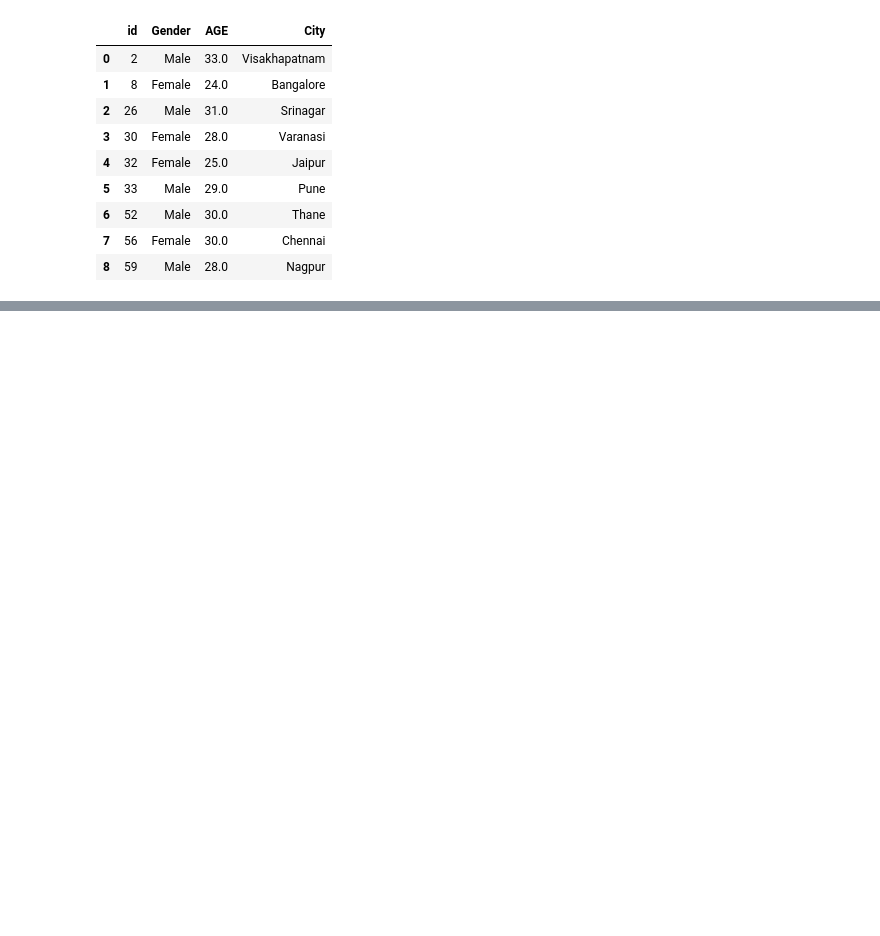
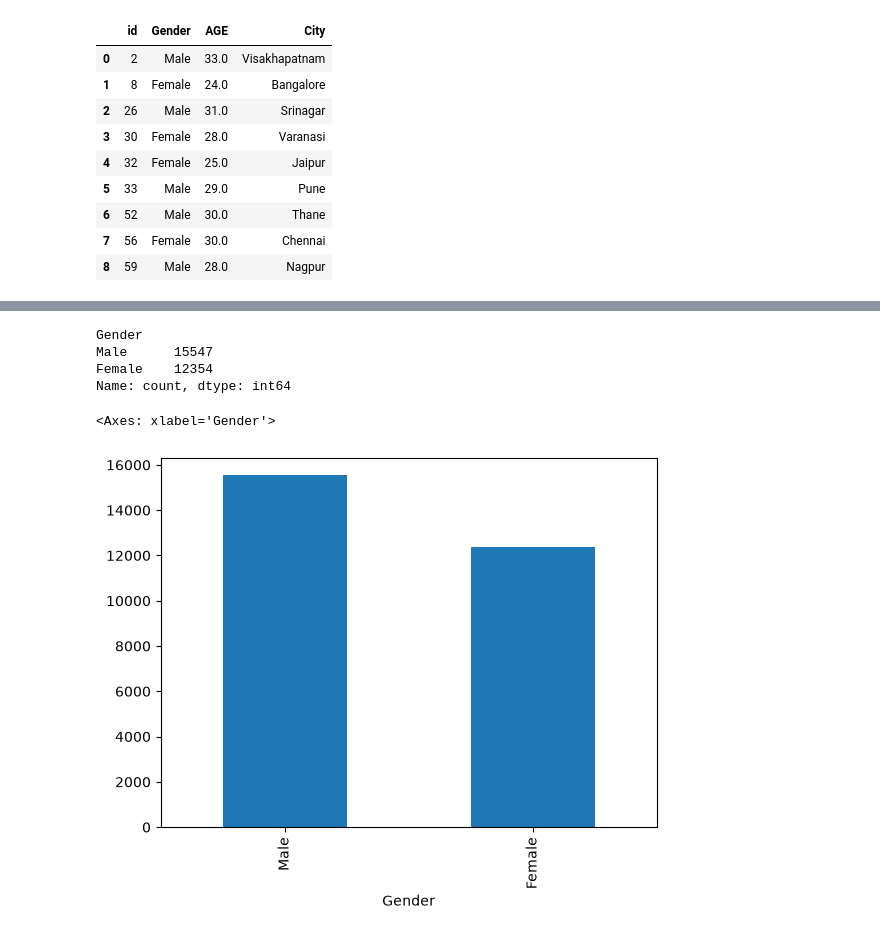
Before and after one commit to saileshchikkam/GEN-Ai, a Jupyter notebook: Machine Learning/Prerequisites/Numpy/Pandas/DataFrames.ipynb, the cells around one changed output, grey strips where cells are left out. Cells and saved outputs as stored; diff of their text form; code cells hidden in the pictures; blank space fills up the shorter version.

```diff
--- a/Machine Learning/Prerequisites/Numpy/Pandas/DataFrames.ipynb
+++ b/Machine Learning/Prerequisites/Numpy/Pandas/DataFrames.ipynb
@@ -849,0 +961,12 @@ df.iloc[0:9,0:4]
+# %%
+df['Gender'].value_counts()
+# %% [output]
+Gender
+Male      15547
+Female    12354
+Name: count, dtype: int64
+# %%
+df['Gender'].value_counts().plot(kind= 'bar')
+# %% [output]
+<Axes: xlabel='Gender'>
+[figure, added]
```
Also changed, not shown: parts of 58 cells of this notebook.
